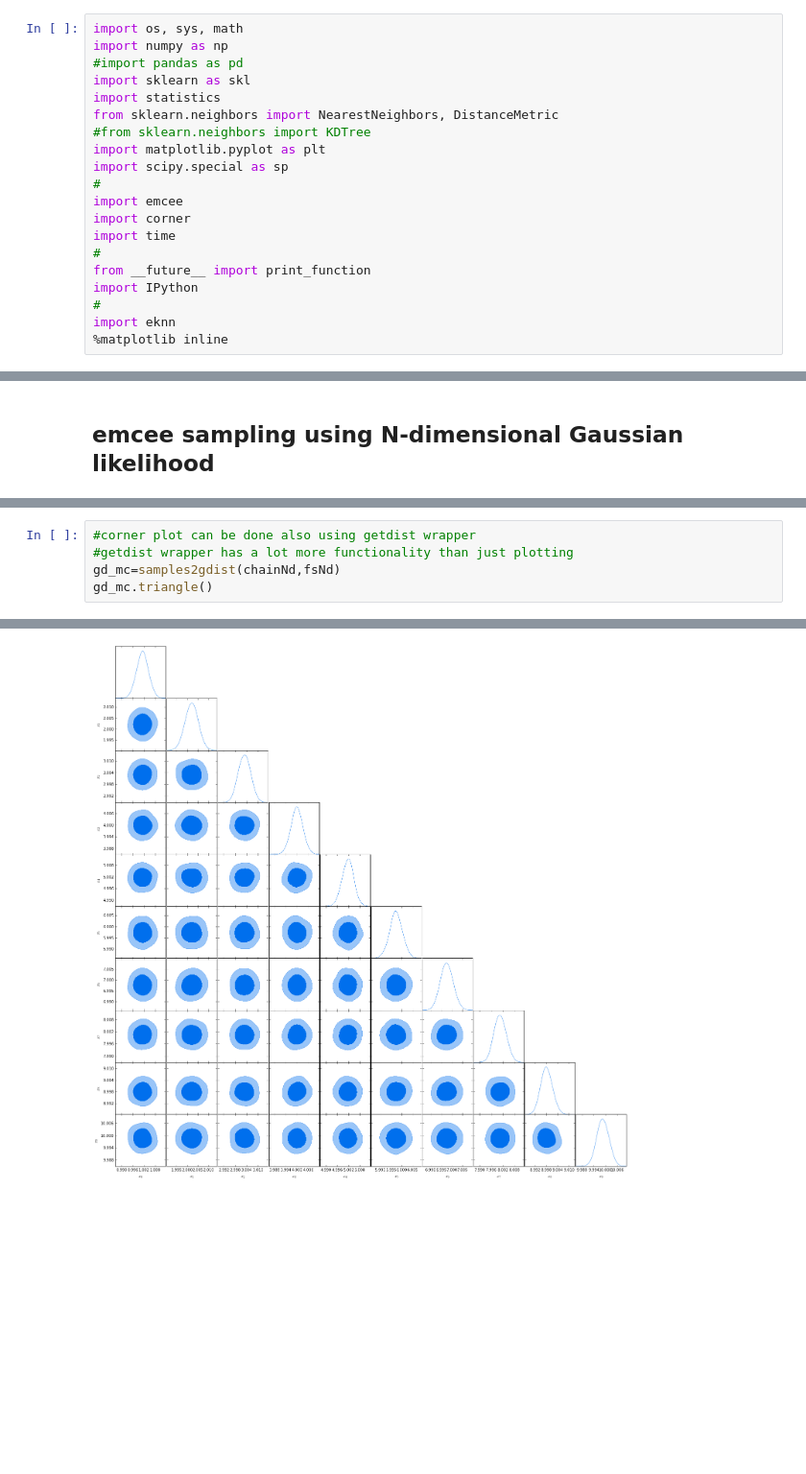
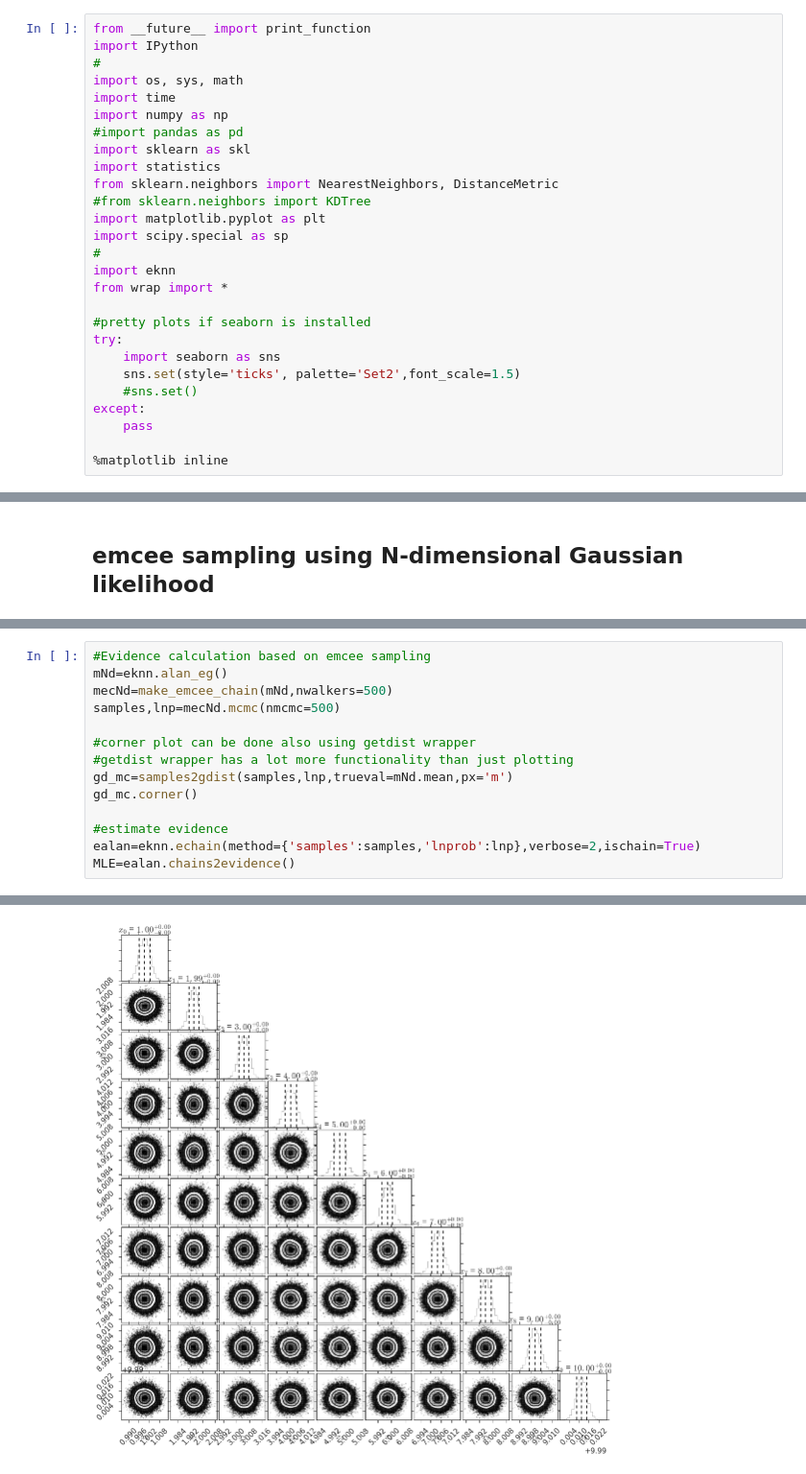
Before and after one commit to yabebalFantaye/BayesSchool2016, a Jupyter notebook: mcmc_samplers.ipynb, the cells around one changed output, grey strips where cells are left out. Shown at 96% size. Saved outputs shown, nothing was run; the diff lists cells and outputs as text; blank space fills up the shorter version.

Commit message:
adding wrap.py and updates

```diff
--- a/mcmc_samplers.ipynb
+++ b/mcmc_samplers.ipynb
@@ -2,7 +2,11 @@
 %load_ext autoreload
 %autoreload 2
 # %%
+from __future__ import print_function
+import IPython
+#
 import os, sys, math
+import time
 import numpy as np
 #import pandas as pd
 import sklearn as skl
@@ -12,12 +16,15 @@ from sklearn.neighbors import NearestNeighbors, DistanceMetric
 import matplotlib.pyplot as plt
 import scipy.special as sp
 #
-import emcee
-import corner
-import time
-#
-from __future__ import print_function
-import IPython
-#
 import eknn
+from wrap import *
+
+#pretty plots if seaborn is installed
+try:
+    import seaborn as sns
+    sns.set(style='ticks', palette='Set2',font_scale=1.5)
+    #sns.set()
+except:
+    pass
+
 %matplotlib inline
@@ -436,6 +126,15 @@ instance of a model class is passed
 # %%
+#Evidence calculation based on emcee sampling
+mNd=eknn.alan_eg()
+mecNd=make_emcee_chain(mNd,nwalkers=500)
+samples,lnp=mecNd.mcmc(nmcmc=500)
+
 #corner plot can be done also using getdist wrapper
 #getdist wrapper has a lot more functionality than just plotting
-gd_mc=samples2gdist(chainNd,fsNd)
-gd_mc.triangle()
+gd_mc=samples2gdist(samples,lnp,trueval=mNd.mean,px='m')
+gd_mc.corner()
+
+#estimate evidence
+ealan=eknn.echain(method={'samples':samples,'lnprob':lnp},verbose=2,ischain=True)
+MLE=ealan.chains2evidence()
 # %% [output]
@@ -442 +158 @@ gd_mc.triangle()
-[figure, old version]
+[figure, new version]
```
Also changed, not shown: parts of 21 cells of this notebook, 3 other files.
